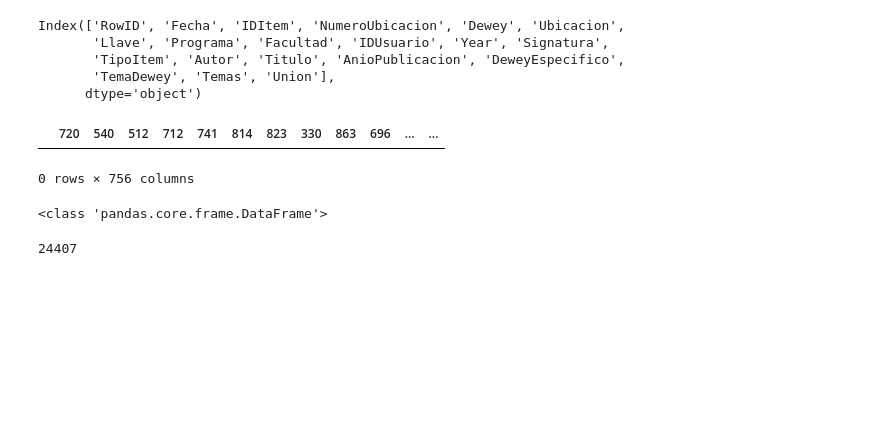
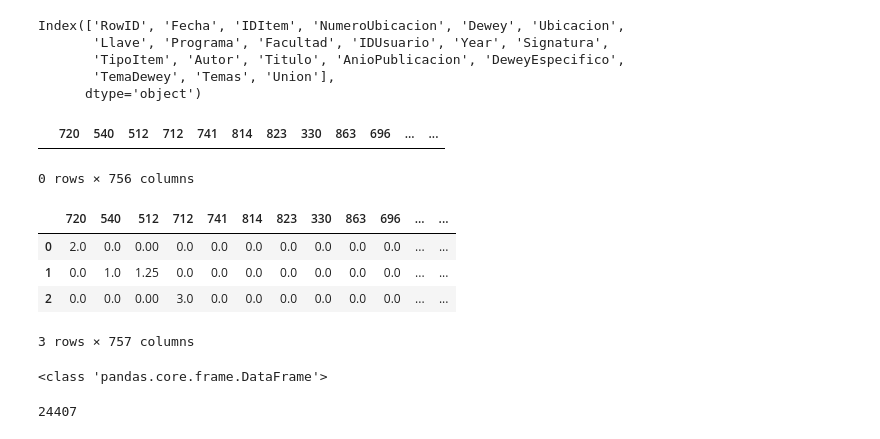
Before and after one commit to Johan-Ortegon-1/uaque, a Jupyter notebook: V2_Clustering_+_Recomendations/Untitled.ipynb, the cells around one changed output. Saved outputs shown, nothing was run; the diff lists cells and outputs as text; code cells hidden in the pictures; blank space fills up the shorter version.

```diff
--- a/V2_Clustering_+_Recomendations/Untitled.ipynb
+++ b/V2_Clustering_+_Recomendations/Untitled.ipynb
@@ -55 +57,10 @@ pesos_usuarios.to_json(r'C:\Users\johan\Desktop\GitKraken\DataOutOfGit\Limpieza\
+# %%
+pesos_usuarios['IDUsuario'] = df.IDUsuario.unique()
+pesos_usuarios.head(3)
+# %% [output]
+|  | 720 | 540 | 512 | 712 | 741 | 814 | 823 | 330 | 863 | 696 | ... | ... |
+| 0 | 2.0 | 0.0 | 0.00 | 0.0 | 0.0 | 0.0 | 0.0 | 0.0 | 0.0 | 0.0 | ... | ... |
+| 1 | 0.0 | 1.0 | 1.25 | 0.0 | 0.0 | 0.0 | 0.0 | 0.0 | 0.0 | 0.0 | ... | ... |
+| 2 | 0.0 | 0.0 | 0.00 | 3.0 | 0.0 | 0.0 | 0.0 | 0.0 | 0.0 | 0.0 | ... | ... |
+3 rows × 757 columns
 # %%
```
Also changed, not shown: parts of 11 cells of this notebook.
